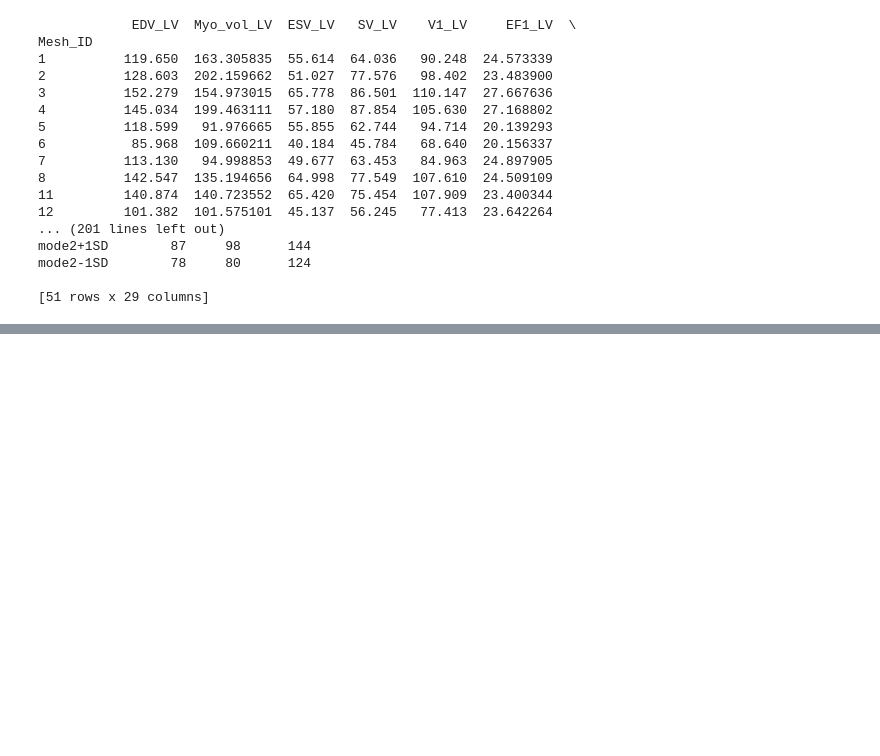
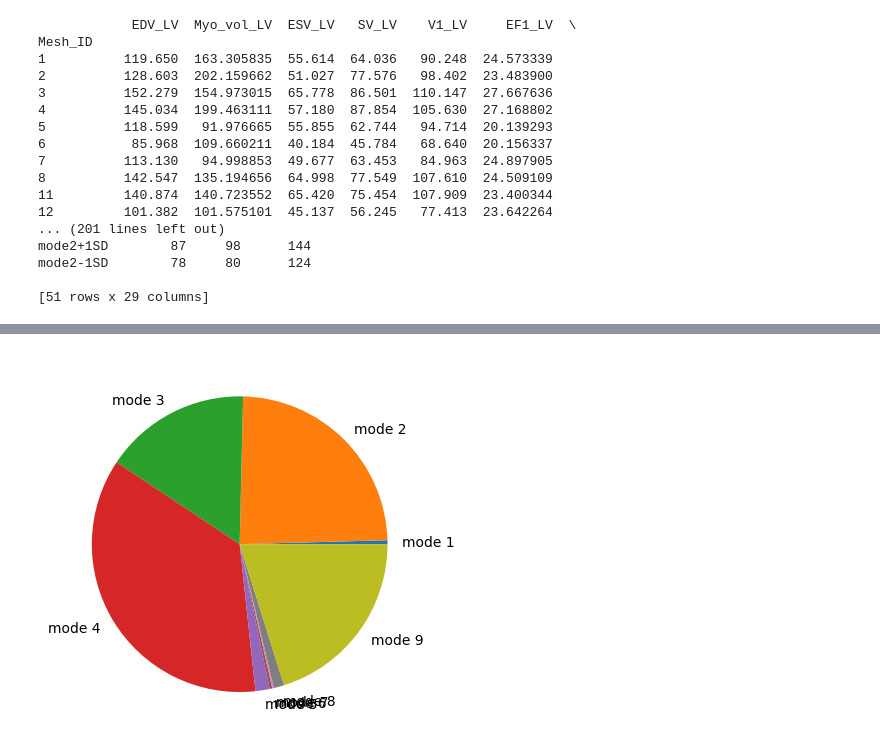
Before and after one commit to cwlanyon/GPyEm, a Jupyter notebook: Modal Emulation and GSA.ipynb, the cells around one changed output, grey strips where cells are left out. Saved outputs shown, nothing was run; the diff lists cells and outputs as text; code cells hidden in the pictures; blank space fills up the shorter version.

```diff
--- a/Modal Emulation and GSA.ipynb
+++ b/Modal Emulation and GSA.ipynb
@@ -55,0 +381,5 @@ mode2-1SD        78     80      124
+# %%
+fig, ax = plt.subplots()
+ax.pie(SiZM_first[:,2]/np.max(SiZM_first[:,2]), labels=modes);
+# %% [output]
+[figure, added]
```
Also changed, not shown: parts of 41 cells of this notebook, 10 other files.
